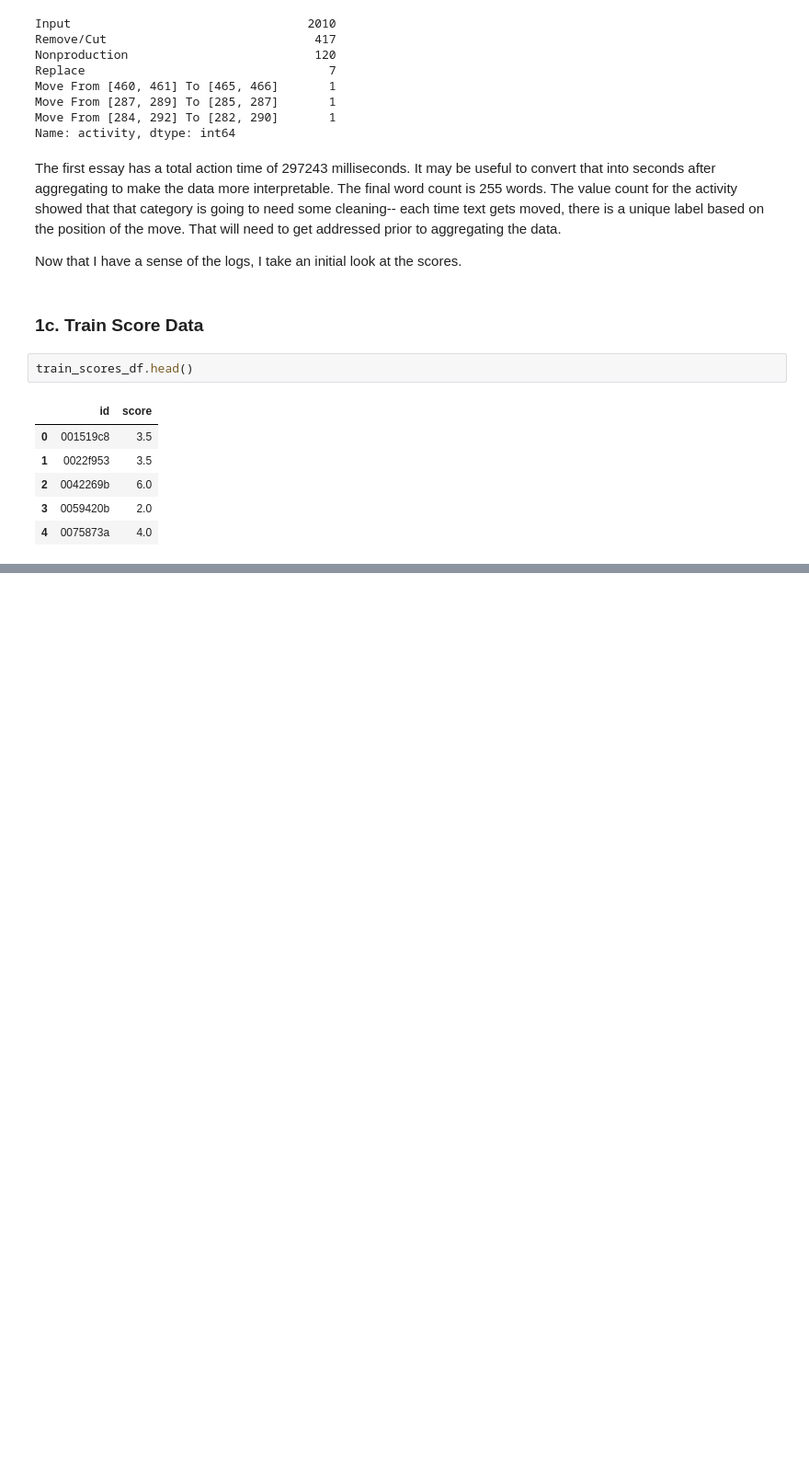
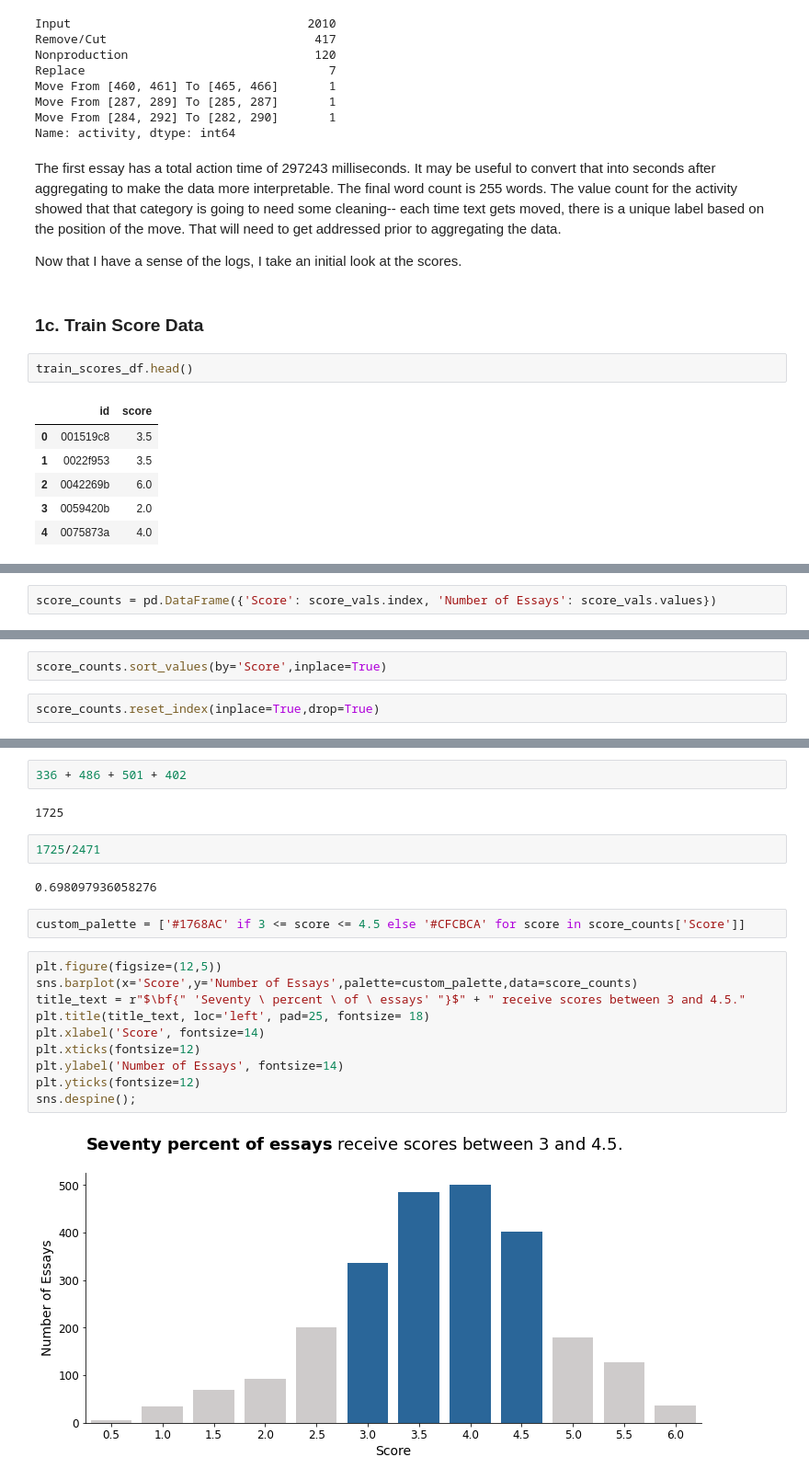
Before and after one commit to ahendricks2/EssayKeystrokes, a Jupyter notebook: Main_Notebook.ipynb, the cells around one changed output, grey strips where cells are left out. Shown at 92% size. Saved outputs shown, nothing was run; the diff lists cells and outputs as text; blank space fills up the shorter version.

Commit message:
improved visualization

```diff
--- a/Main_Notebook.ipynb
+++ b/Main_Notebook.ipynb
@@ -128,0 +137,2 @@ sns.despine();
+# %%
+score_counts = pd.DataFrame({'Score': score_vals.index, 'Number of Essays': score_vals.values})
@@ -128,0 +155,4 @@ sns.despine();
+# %%
+score_counts.sort_values(by='Score',inplace=True)
+# %%
+score_counts.reset_index(inplace=True,drop=True)
@@ -128,0 +175,22 @@ sns.despine();
+# %%
+336 + 486 + 501 + 402
+# %% [output]
+1725
+# %%
+1725/2471
+# %% [output]
+0.698097936058276
+# %%
+custom_palette = ['#1768AC' if 3 <= score <= 4.5 else '#CFCBCA' for score in score_counts['Score']]
+# %%
+plt.figure(figsize=(12,5))
+sns.barplot(x='Score',y='Number of Essays',palette=custom_palette,data=score_counts)
+title_text = r"$\bf{" 'Seventy \ percent \ of \ essays' "}$" + " receive scores between 3 and 4.5."
+plt.title(title_text, loc='left', pad=25, fontsize= 18)
+plt.xlabel('Score', fontsize=14)
+plt.xticks(fontsize=12)
+plt.ylabel('Number of Essays', fontsize=14)
+plt.yticks(fontsize=12)
+sns.despine();
+# %% [output]
+[figure, added]
```
Also changed, not shown: parts of 5 cells of this notebook.
